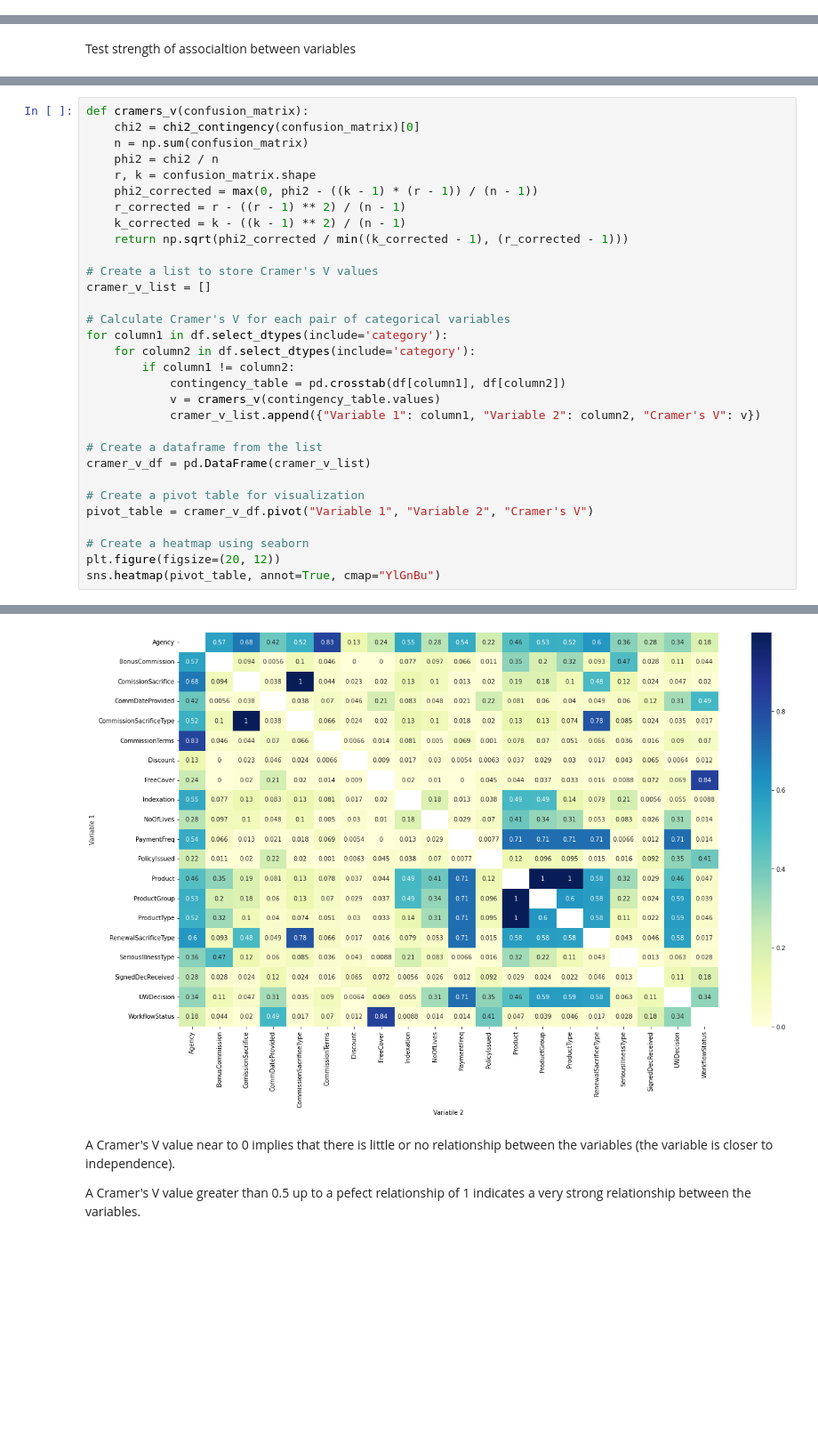
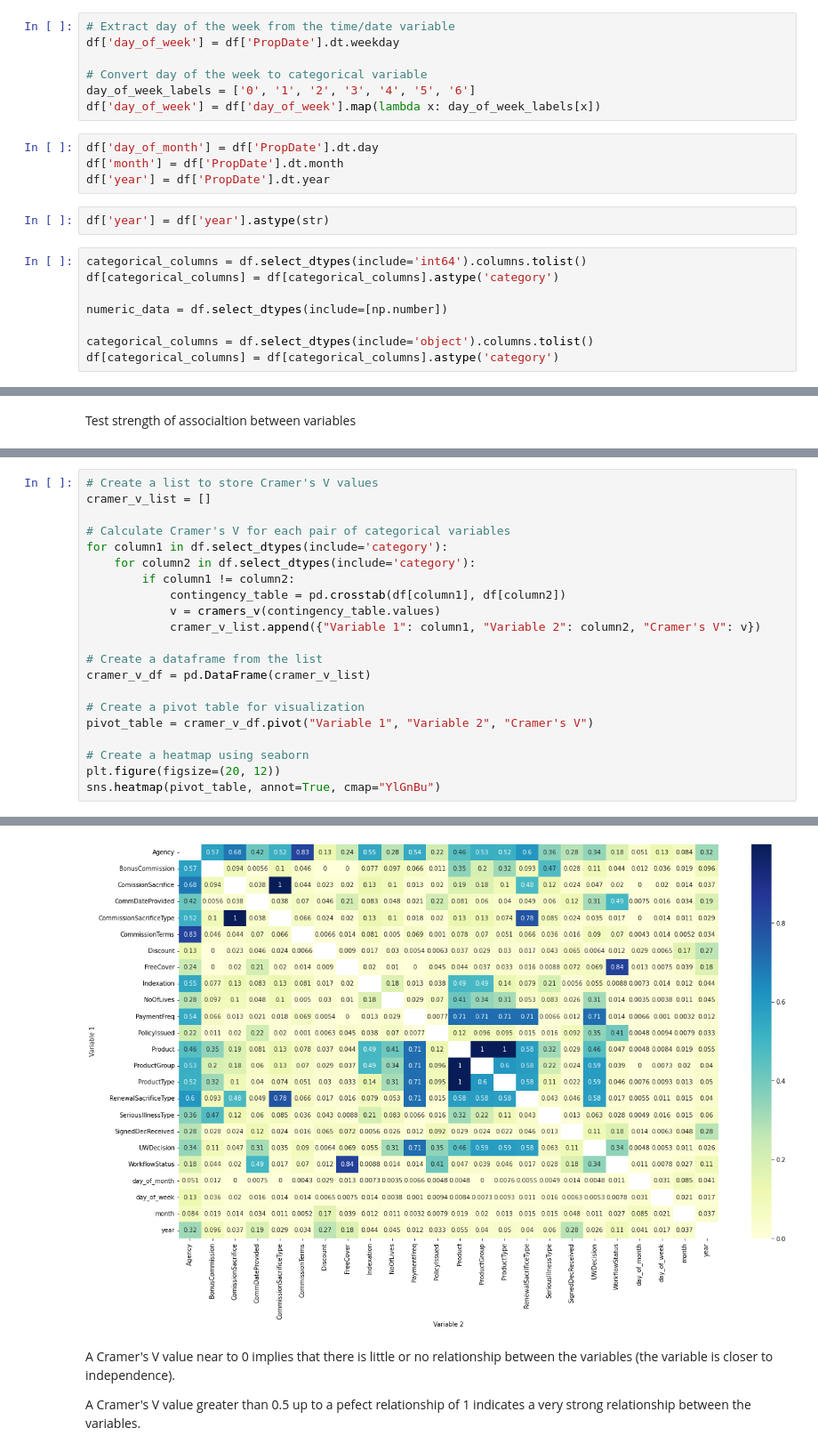
Before and after one commit to greg-la/MSc-Capstone, a Jupyter notebook: 2. Data Exploration.ipynb, the cells around one changed output, grey strips where cells are left out. Shown at 89% size. Saved outputs shown, nothing was run; the diff lists cells and outputs as text; blank space fills up the shorter version.

```diff
--- a/2. Data Exploration.ipynb
+++ b/2. Data Exploration.ipynb
@@ -142,0 +145,21 @@ While it is clear that these two variables do not meet the assumption of normali
+# %%
+# Extract day of the week from the time/date variable
+df['day_of_week'] = df['PropDate'].dt.weekday
+
+# Convert day of the week to categorical variable
+day_of_week_labels = ['0', '1', '2', '3', '4', '5', '6']
+df['day_of_week'] = df['day_of_week'].map(lambda x: day_of_week_labels[x])
+# %%
+df['day_of_month'] = df['PropDate'].dt.day
+df['month'] = df['PropDate'].dt.month
+df['year'] = df['PropDate'].dt.year
+# %%
+df['year'] = df['year'].astype(str)
+# %%
+categorical_columns = df.select_dtypes(include='int64').columns.tolist()
+df[categorical_columns] = df[categorical_columns].astype('category')
+
+numeric_data = df.select_dtypes(include=[np.number])
+
+categorical_columns = df.select_dtypes(include='object').columns.tolist()
+df[categorical_columns] = df[categorical_columns].astype('category')
@@ -509,37 +554,27 @@ V: 0.09241406518665791
 # %%
-def cramers_v(confusion_matrix):
-    chi2 = chi2_contingency(confusion_matrix)[0]
-    n = np.sum(confusion_matrix)
-    phi2 = chi2 / n
-    r, k = confusion_matrix.shape
-    phi2_corrected = max(0, phi2 - ((k - 1) * (r - 1)) / (n - 1))
-    r_corrected = r - ((r - 1) ** 2) / (n - 1)
-    k_corrected = k - ((k - 1) ** 2) / (n - 1)
-    return np.sqrt(phi2_corrected / min((k_corrected - 1), (r_corrected - 1)))
-
 # Create a list to store Cramer's V values
 cramer_v_list = []
 
 # Calculate Cramer's V for each pair of categorical variables
 for column1 in df.select_dtypes(include='category'):
     for column2 in df.select_dtypes(include='category'):
         if column1 != column2:
             contingency_table = pd.crosstab(df[column1], df[column2])
             v = cramers_v(contingency_table.values)
             cramer_v_list.append({"Variable 1": column1, "Variable 2": column2, "Cramer's V": v})
 
 # Create a dataframe from the list
 cramer_v_df = pd.DataFrame(cramer_v_list)
 
 # Create a pivot table for visualization
 pivot_table = cramer_v_df.pivot("Variable 1", "Variable 2", "Cramer's V")
 
 # Create a heatmap using seaborn
 plt.figure(figsize=(20, 12))
 sns.heatmap(pivot_table, annot=True, cmap="YlGnBu")
 # %% [output]
 <AxesSubplot:xlabel='Variable 2', ylabel='Variable 1'>
-[figure, old version]
+[figure, new version]
 # %% [markdown]
 A Cramer's V value near to 0 implies that there is little or no relationship between the variables (the variable is closer to independence).
 
```
Also changed, not shown: parts of 13 cells of this notebook, 2 other files.
